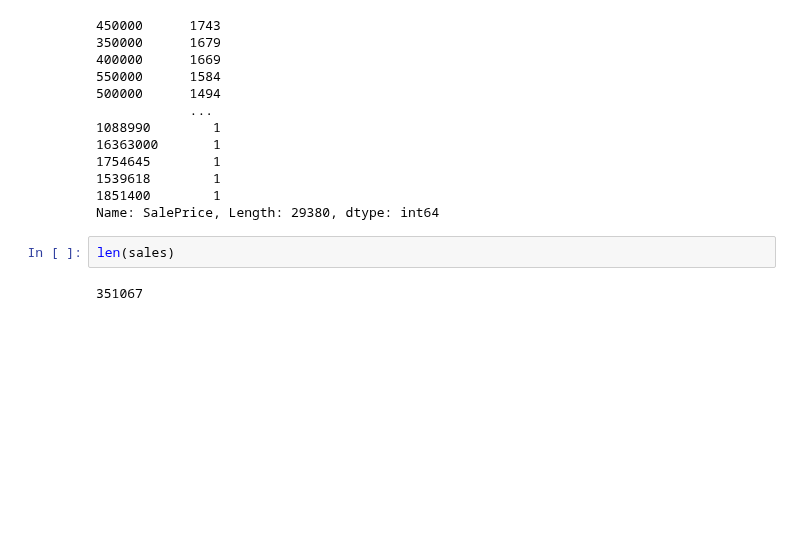
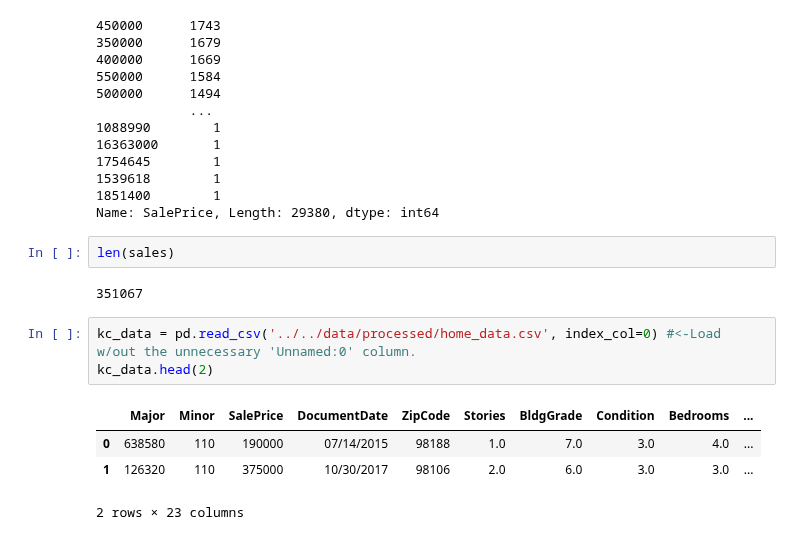
Before and after one commit to samtuleen/King-County-Home-Price-Predictors, a Jupyter notebook: notebooks/exploratory/Predicting-Most-Valuable-Home-Projects-In-King-County-Analysis.ipynb, the cells around one changed output. Drawn from its saved outputs; the diff is of its cells as text; blank space fills up the shorter version.

```diff
--- a/notebooks/exploratory/Predicting-Most-Valuable-Home-Projects-In-King-County-Analysis.ipynb
+++ b/notebooks/exploratory/Predicting-Most-Valuable-Home-Projects-In-King-County-Analysis.ipynb
@@ -791,3 +804,11 @@ Name: SalePrice, Length: 29380, dtype: int64
 len(sales)
 # %% [output]
 351067
+# %%
+kc_data = pd.read_csv('../../data/processed/home_data.csv', index_col=0) #<-Load w/out the unnecessary 'Unnamed:0' column.
+kc_data.head(2)
+# %% [output]
+|  | Major | Minor | SalePrice | DocumentDate | ZipCode | Stories | BldgGrade | Condition | Bedrooms | ... |
+| 0 | 638580 | 110 | 190000 | 07/14/2015 | 98188 | 1.0 | 7.0 | 3.0 | 4.0 | ... |
+| 1 | 126320 | 110 | 375000 | 10/30/2017 | 98106 | 2.0 | 6.0 | 3.0 | 3.0 | ... |
+2 rows × 23 columns
```
Also changed, not shown: parts of 7 cells of this notebook.
